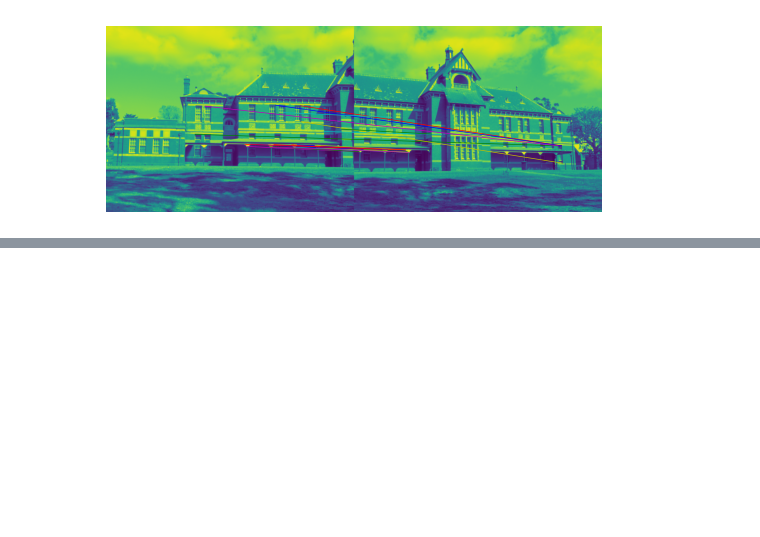
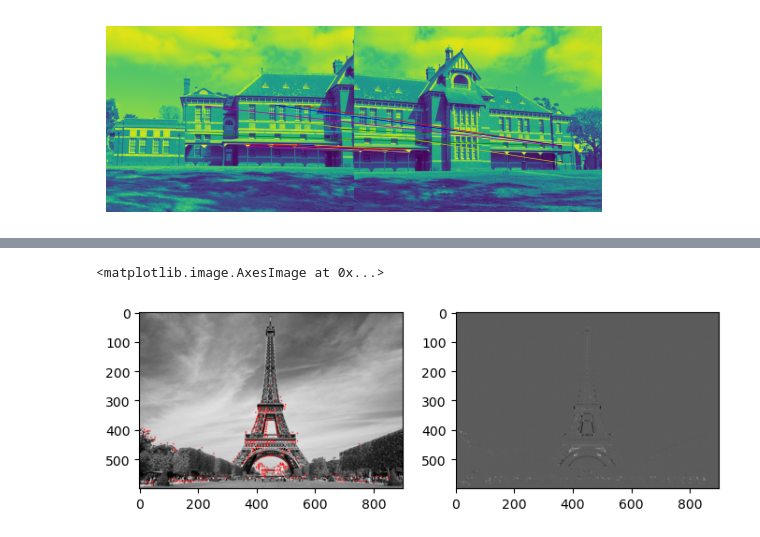
Before and after one commit to MrWlobo/Zaawansowane_Algorytmy_Wizyjne, a Jupyter notebook: Lab06/ZAW_Lab06.ipynb, the cells around one changed output, grey strips where cells are left out. Saved outputs shown, nothing was run; the diff lists cells and outputs as text; code cells hidden in the pictures; blank space fills up the shorter version.

```diff
--- a/Lab06/ZAW_Lab06.ipynb
+++ b/Lab06/ZAW_Lab06.ipynb
@@ -213,0 +229,12 @@ pm.plot_matches(building_1, building_2, building_matches)
+# %%
+eiffel_1_H = get_h_from_auto_corelation_matrix(eiffel_1, 7, 7)
+eiffel_2_H = get_h_from_auto_corelation_matrix(eiffel_2, 7, 7)
+# %%
+y_coords, x_coords = find_max(eiffel_1, 7, 230)
+
+figure, axis = plt.subplots(1, 2, figsize=(8, 4))
+axis[0].imshow(draw_corners(cv2.cvtColor(eiffel_1, cv2.COLOR_GRAY2BGR), y_coords, x_coords))
+axis[1].imshow(eiffel_1_H, cmap="gray")
+# %% [output]
+<matplotlib.image.AxesImage at 0x...>
+[figure, added]
```
Also changed, not shown: parts of 9 cells of this notebook.
